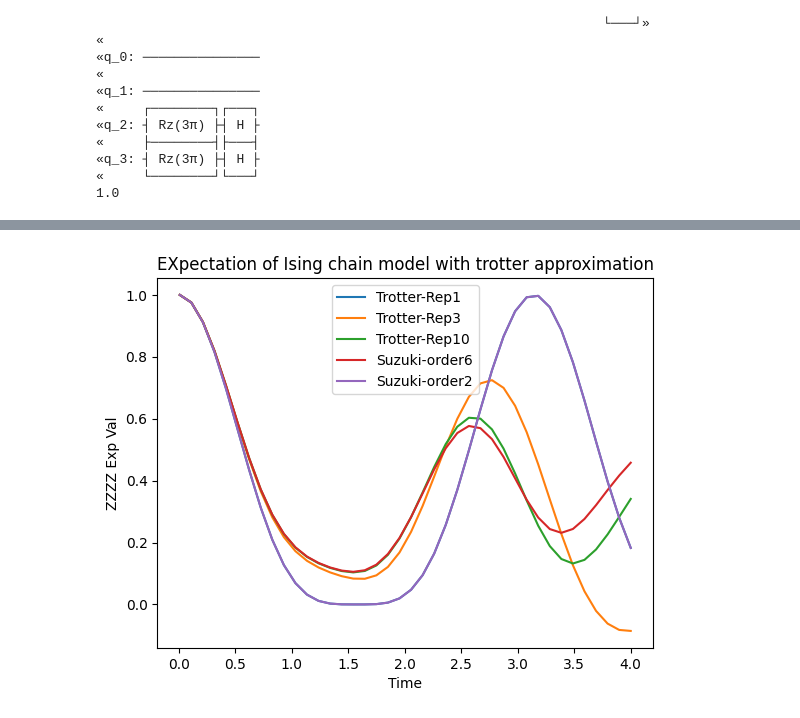
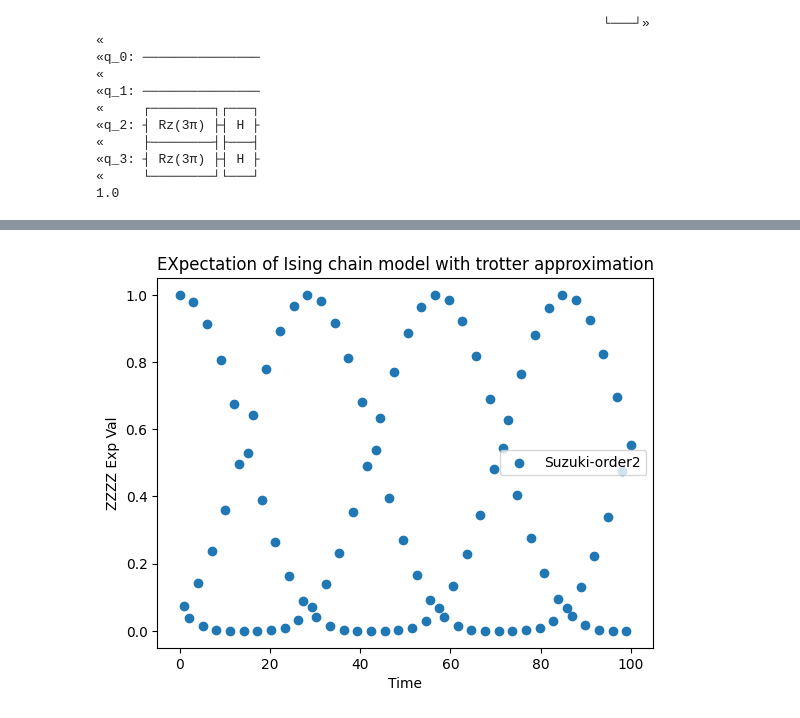
Before and after one commit to AprilSweettooth/Hamiltonian-Decomposition, a Jupyter notebook: trotterization.ipynb, the cells around one changed output, grey strips where cells are left out. Saved outputs shown, nothing was run; the diff lists cells and outputs as text; code cells hidden in the pictures.

```diff
--- a/trotterization.ipynb
+++ b/trotterization.ipynb
@@ -36,3 +50,14 @@ hamiltonian =(+1.0 * of.QubitOperator("Z0 Z1 Z2 Z3"))
 qpo_from_openfermion(hamiltonian)
 # %% [output]
 {(Zq[0], Zq[1], Zq[2], Zq[3]): 1.00000000000000}
+# %%
+hamiltonian = QubitPauliOperator(
+    {
+        QubitPauliString([Qubit(0)], [Pauli.Z]): 0.1,
+        QubitPauliString(
+            [Qubit(0), Qubit(1), Qubit(2), Qubit(3)],
+            [Pauli.Y, Pauli.Z, Pauli.X, Pauli.X],
+        ): 0.4,
+        QubitPauliString([Qubit(0), Qubit(1)], [Pauli.X, Pauli.X]): 0.2,
+    }
+)
@@ -183,14 +234,14 @@ def suzuki_trotter(n, hamil, a, t, order, reps):
 # %%
-times = np.linspace(0.01, 4, 40)
+times = np.linspace(0.01, 100, 100)
 # Ising chain model
 n = 4
-h = ['ZZII', 'IZZI', 'IIZZ', 'XIII', 'IXII', 'IIXI', 'IIIX']
-a = [-1/np.pi,-1/np.pi,-1/np.pi,-1/np.pi,-1/np.pi,-1/np.pi,-1/np.pi]
-
-circuits_l_small = [lie_trotter(n, h, a, float(i), 1) for i in times]
-circuits_l_large = [lie_trotter(n, h, a, float(i), 10) for i in times]
-circuits_l_mid = [lie_trotter(n, h, a, float(i), 3) for i in times]
+h = ['ZZII', 'IZZI', 'IIZZ', 'ZIIZ', 'XIII', 'IXII', 'IIXI', 'IIIX']
+# a = [-1/np.pi,-1/np.pi,-1/np.pi,-1/np.pi,-1/np.pi,-1/np.pi,-1/np.pi]
+a = [1/np.pi,1/np.pi,1/np.pi,1/np.pi,1/np.pi,1/np.pi,1/np.pi,1/np.pi]
+# circuits_l_small = [lie_trotter(n, h, a, float(i), 1) for i in times]
+# circuits_l_large = [lie_trotter(n, h, a, float(i), 10) for i in times]
+# circuits_l_mid = [lie_trotter(n, h, a, float(i), 3) for i in times]
 circuits_s_small = [suzuki_trotter(n, h, a, float(i), 2, 1) for i in times]
-circuits_s_large = [suzuki_trotter(n, h, a, float(i), 6, 1) for i in times]
-circuits_s_small_rep = [suzuki_trotter(n, h, a, float(i), 2, 10) for i in times]
-circuits_s_large_rep = [suzuki_trotter(n, h, a, float(i), 6, 10) for i in times]
+# circuits_s_large = [suzuki_trotter(n, h, a, float(i), 6, 1) for i in times]
+# circuits_s_small_rep = [suzuki_trotter(n, h, a, float(i), 2, 10) for i in times]
+# circuits_s_large_rep = [suzuki_trotter(n, h, a, float(i), 6, 10) for i in times]
@@ -218,16 +310,16 @@ array([0.99980002, 0.97510222, 0.91217056, 0.81886653, 0.70631686,
 # %%
-plt.plot(times, z_exp_l_small, label='Trotter-Rep1')
-plt.plot(times, z_exp_l_mid, label='Trotter-Rep3')
-plt.plot(times, z_exp_l_large, label='Trotter-Rep10')
-plt.plot(times, z_exp_s_large, label='Suzuki-order6')
-plt.plot(times, z_exp_s_small, label='Suzuki-order2')
+# plt.plot(times, z_exp_l_small, label='Trotter-Rep1')
+# plt.plot(times, z_exp_l_mid, label='Trotter-Rep3')
+# plt.plot(times, z_exp_l_large, label='Trotter-Rep10')
+# plt.plot(times, z_exp_s_large, label='Suzuki-order6')
+plt.scatter(times, z_exp_s_small, label='Suzuki-order2')
 plt.title('EXpectation of Ising chain model with trotter approximation')
 plt.xlabel("Time")
 plt.ylabel("ZZZZ Exp Val")
 plt.legend()
 plt.show()
 # %% [output]
-[figure, old version]
+[figure, new version]
 # %%
 plt.plot(times, z_exp_l_large, label='Trotter-Rep10')
 plt.plot(times, z_exp_s_small, label='Suzuki-order2')
```
Also changed, not shown: parts of 14 cells of this notebook, 12 other files.
